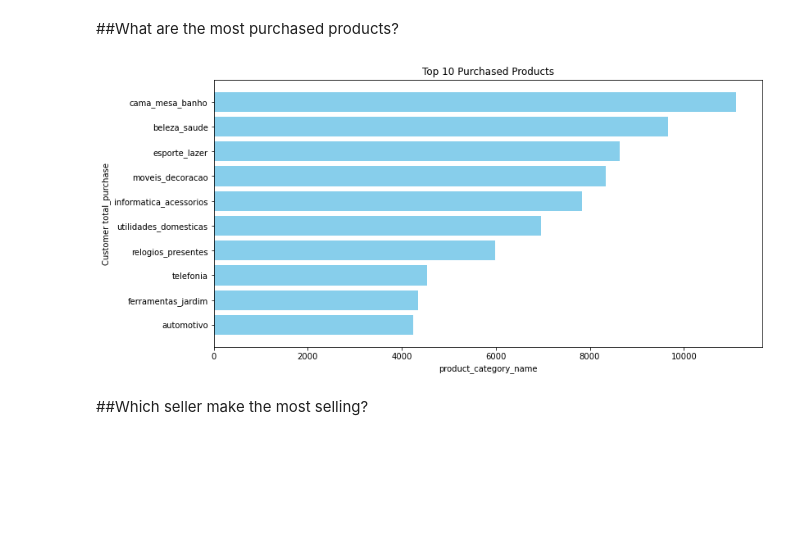
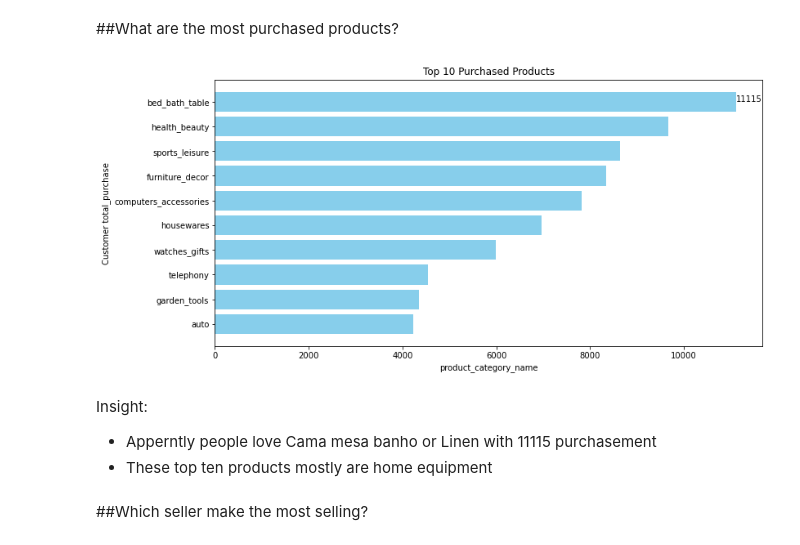
Before and after one commit to FauzanNR/DataAnalysisDicoding, a Jupyter notebook: data_analysis.ipynb, the cells around one changed output. Drawn from its saved outputs; the diff is of its cells as text; code cells hidden in the pictures; blank space fills up the shorter version.

```diff
--- a/data_analysis.ipynb
+++ b/data_analysis.ipynb
@@ -575,5 +658,8 @@ ordered_product.sample(3)
 # %%
 most_purchased_product = ordered_product.groupby(by='product_category_name')['order_id'].count().reset_index().sort_values(by='order_id', ascending=False)
 most_purchased_product.columns = ['product_category_name', 'total_purchase']
+most_purchased_product = most_purchased_product.merge(products_translation_df[['product_category_name', 'product_category_name_english']],
+                                                      on='product_category_name',
+                                                      how='inner')
 most_purchased_product.head(10)
 # %% [output]
@@ -655,19 +835,20 @@ plt.show()
 # %% [markdown]
 ##What are the most purchased products?
 # %%
-# Plot the top 10 cities
 plt.figure(figsize=(12, 6))
-plt.barh(most_purchased_product['product_category_name'].head(10), most_purchased_product['total_purchase'].head(10), color='skyblue')
-
-# Add labels and title
+plt.barh(most_purchased_product['product_category_name_english'].head(10), most_purchased_product['total_purchase'].head(10), color='skyblue')
+plt.text(most_purchased_product['total_purchase'].values[0], most_purchased_product['product_category_name_english'].values[0], f"{most_purchased_product['total_purchase'].values[0]}")
 plt.xlabel('product_category_name')
 plt.ylabel('Customer total_purchase')
 plt.title('Top 10 Purchased Products')
 
-# Invert y-axis for better order
 plt.gca().invert_yaxis()
 plt.show()
 # %% [output]
-[figure, old version]
+[figure, new version]
+# %% [markdown]
+Insight:
+- Apperntly people love Cama mesa banho or Linen with 11115 purchasement
+- These top ten products mostly are home equipment
 # %% [markdown]
 ##Which seller make the most selling?
```
Also changed, not shown: parts of 53 cells of this notebook.
